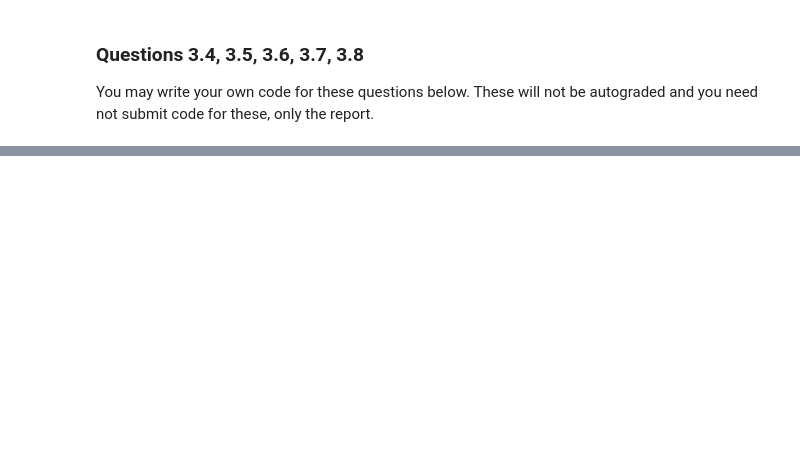
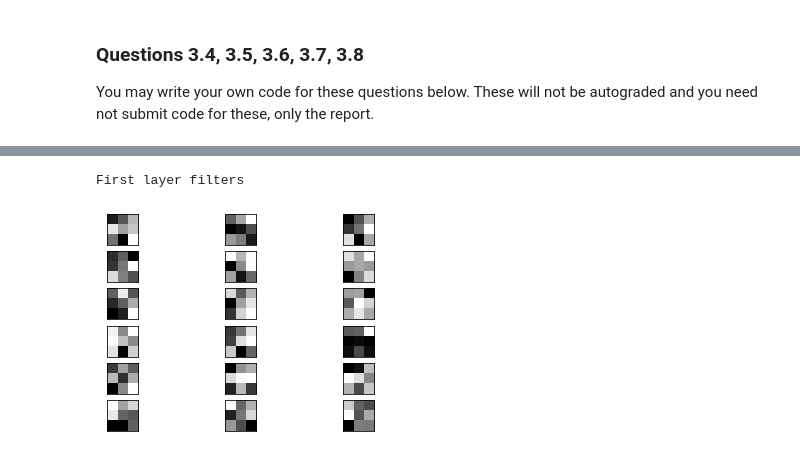
Before and after one commit to LatentDream/deep-learning, a Jupyter notebook: Assignment_1/solution.ipynb, the cells around one changed output, grey strips where cells are left out. Cells and saved outputs as stored; diff of their text form; code cells hidden in the pictures; blank space fills up the shorter version.

Commit message:
first draft visalization filter

```diff
--- a/Assignment_1/solution.ipynb
+++ b/Assignment_1/solution.ipynb
@@ -1022,0 +1060,25 @@ You may write your own code for these questions below. These will not be autogra
+# %%
+def print_filter(filters, n_filter_to_display=6):
+    # Normalize
+    f_min, f_max = filters.max(), filters.min()
+    filters = (filters - f_min) / (f_max - f_min)
+
+    i_idx = 1
+    for f_idx in range(n_filter_to_display):
+        filter = filters[f_idx, :, :, :]
+        for p_idx in range(3):
+            ax = plt.subplot(n_filter_to_display, 3, i_idx)
+            ax.set_xticks([])
+            ax.set_yticks([])
+            # Plot
+            plt.imshow(filter[p_idx,:,:], cmap='gray')
+            i_idx += 1
+    plt.show()
+
+
+print("First layer filters")
+first_filters = model.get_first_conv_layer_filters()
+print_filter(first_filters)
+# %% [output]
+First layer filters
+[figure, added]
```
Also changed, not shown: parts of 14 cells of this notebook.
